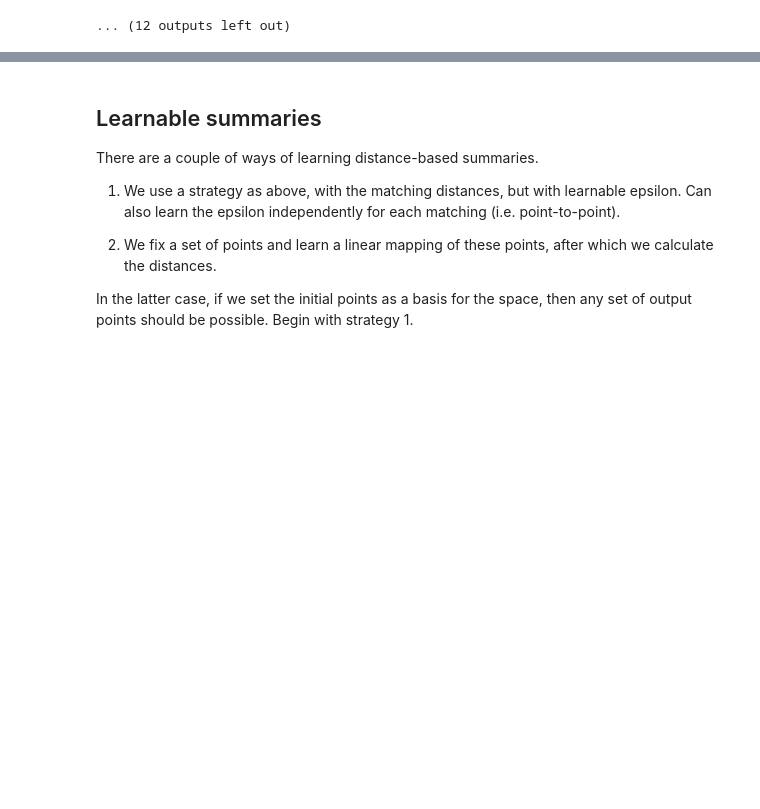
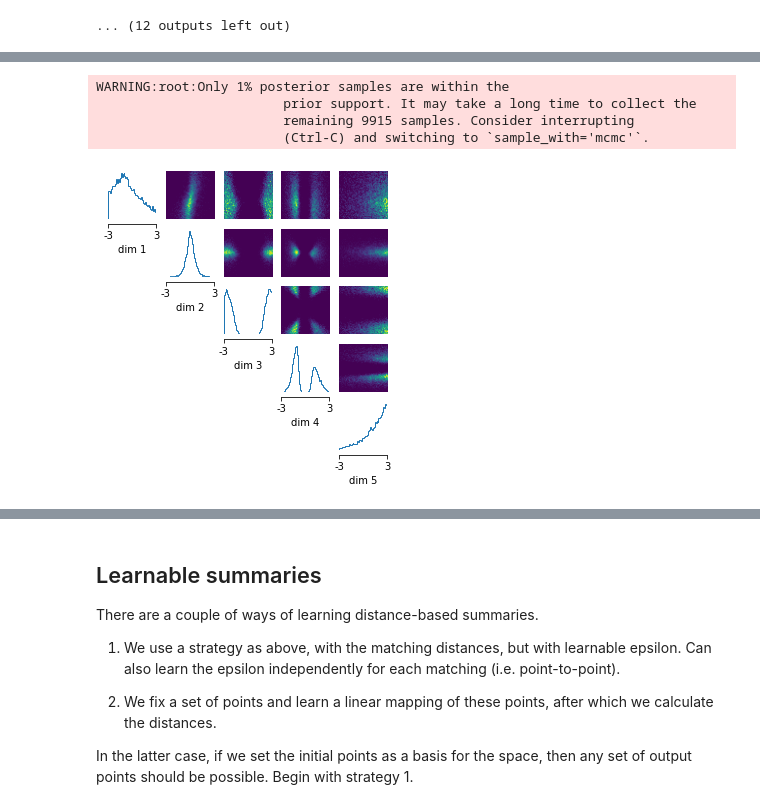
Before and after one commit to SRagy/sbi, a Jupyter notebook: Sammy_examples/Auto_Points.ipynb, the cells around one changed output, grey strips where cells are left out. Drawn from its saved outputs; the diff is of its cells as text; code cells hidden in the pictures; blank space fills up the shorter version.

```diff
--- a/Sammy_examples/Auto_Points.ipynb
+++ b/Sammy_examples/Auto_Points.ipynb
@@ -361,0 +364,15 @@ WARNING:root:Only 0% posterior samples are within the
+# %%
+num_rounds = 10
+posteriors_embed2 = []
+simulator, prior = prepare_for_sbi(slcp_simulator2, slcp_prior_2)
+proposal = prior
+old_points = None
+embedding_net = torch.nn.Linear(8,32)
+neural_posterior = utils.posterior_nn(model="maf", embedding_net=embedding_net)
+inference = SNPE(prior=prior, density_estimator=neural_posterior)
+for i in range(num_rounds):
+    theta, x = simulate_for_sbi(simulator, proposal, num_simulations=1000, num_workers=7)
+    density_estimator = inference.append_simulations(theta, x, proposal=proposal).train()
+    posterior = inference.build_posterior(density_estimator)
+    posteriors_embed2.append(posterior)
+    proposal = posterior.set_default_x(slcp_observation2)
@@ -361,0 +407,15 @@ WARNING:root:Only 0% posterior samples are within the
+# %%
+samples = posterior.sample((10000,))
+analysis.pairplot(samples,
+                    limits=[[-3,3], [-3,3],[-3,3],[-3,3],[-3,3]],
+                    ticks=[[-3,3],[-3,3],[-3,3],[-3,3],[-3,3]],
+                    figsize=(5,5),
+                    points_offdiag={'markersize': 6},
+                    points_colors='r');
+plt.show()
+# %% [output]
+WARNING:root:Only 1% posterior samples are within the
+                        prior support. It may take a long time to collect the
+                        remaining 9915 samples. Consider interrupting
+                        (Ctrl-C) and switching to `sample_with='mcmc'`.
+[figure, added]
```
Also changed, not shown: parts of 3 cells of this notebook, 5 other files.
